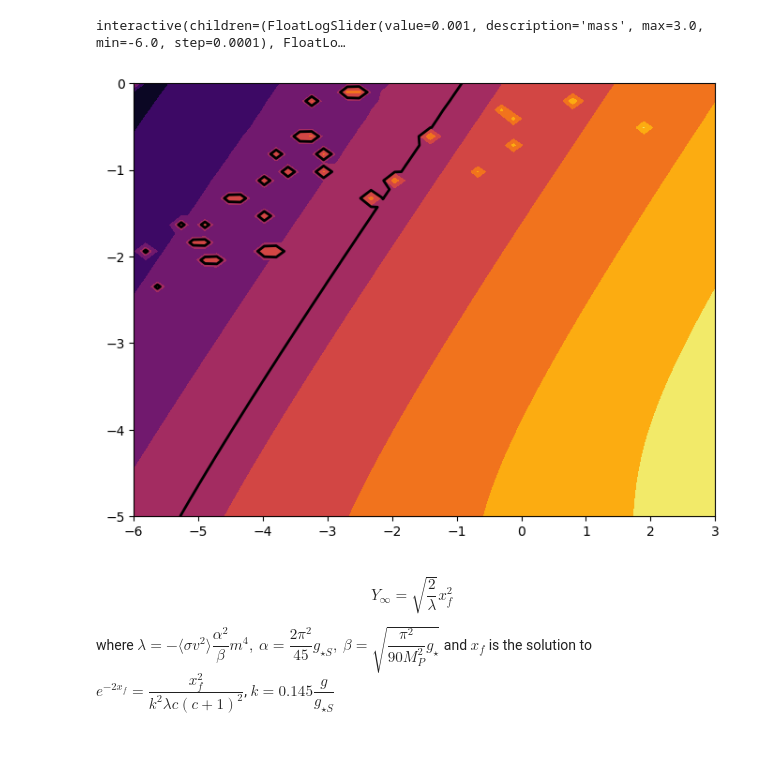
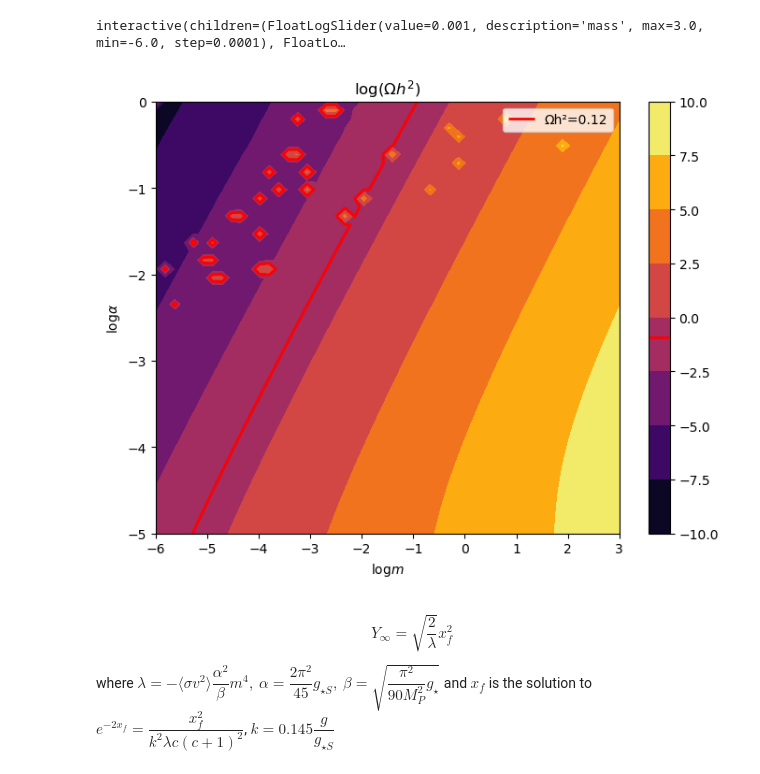
Before and after one commit to SantiagoJulioD/Trabajo_de_grado, a Jupyter notebook: Relic_density/relic_density.ipynb, the cells around one changed output. Saved outputs shown, nothing was run; the diff lists cells and outputs as text; code cells hidden in the pictures; blank space fills up the shorter version.

```diff
--- a/Relic_density/relic_density.ipynb
+++ b/Relic_density/relic_density.ipynb
@@ -201,7 +201,7 @@ def WIMPs(x,Y,mass,sigma,g):
     dYdx = -sigma*s/(x*H)*(Y**2 - Yeq(x,mass,g)**2)
     return dYdx
 # %%
-def Omega(m,sigma,model=WIMPs,g=2):
+def Omega(m,sigma,model=WIMPs,g=2,method='BDF'):
     '''
     Relic abundance from the numeric solution of Boltzmann equation.
     ---
@@ -221,7 +221,7 @@ def Omega(m,sigma,model=WIMPs,g=2):
         Yini = 0
     else:
         Yini = Yeq(xini, m, g)
-    sol = solve_ivp(model, [xini,xfin], [Yini,], method='BDF', rtol=1e-8, atol=1e-10, args=(m,sigma,g))
+    sol = solve_ivp(model, [xini,xfin], [Yini,], method=method, rtol=1e-8, atol=1e-10, args=(m,sigma,g))
     Y0 = sol.y[0][-1]
     s0 = 2*np.pi**2/45*gstars0*T0**3
     Omegah2 = Y0*m*s0/(3*MP**2*(2.13e-42)**2)
@@ -779,9 +876,16 @@ Om_par_S = Omega_par_SIMP(Ms,Alphas)
 # %%
 fig, ax = plt.subplots(figsize=(8,6))
 CS = ax.contourf(Ms,Alphas,np.log10(Om_par_S),cmap='inferno',)
-CSl = ax.contour(CS,levels=[np.log10(0.12),],colors='k',linestyles='solid',linewidths=2)
+CSl = ax.contour(CS,levels=[np.log10(0.12),],colors='r',linestyles='solid',linewidths=2)
+ax.set_title(r'$\mathrm{log}(\Omega h^2)$')
+ax.set_xlabel(r'$\mathrm{log}m$')
+ax.set_ylabel(r'$\mathrm{log}\alpha$')
+h1,_ = CSl.legend_elements()
+ax.legend(h1,['Ωh²=0.12'])
+cbar = fig.colorbar(CS)
+cbar.add_lines(CSl)
 # %% [output]
-[figure, old version]
+[figure, new version]
 # %% [markdown]
 $$Y_\infty=\sqrt{\dfrac{2}{\lambda}}x_f^2$$
 
```
Also changed, not shown: parts of 30 cells of this notebook, 5 other files.
